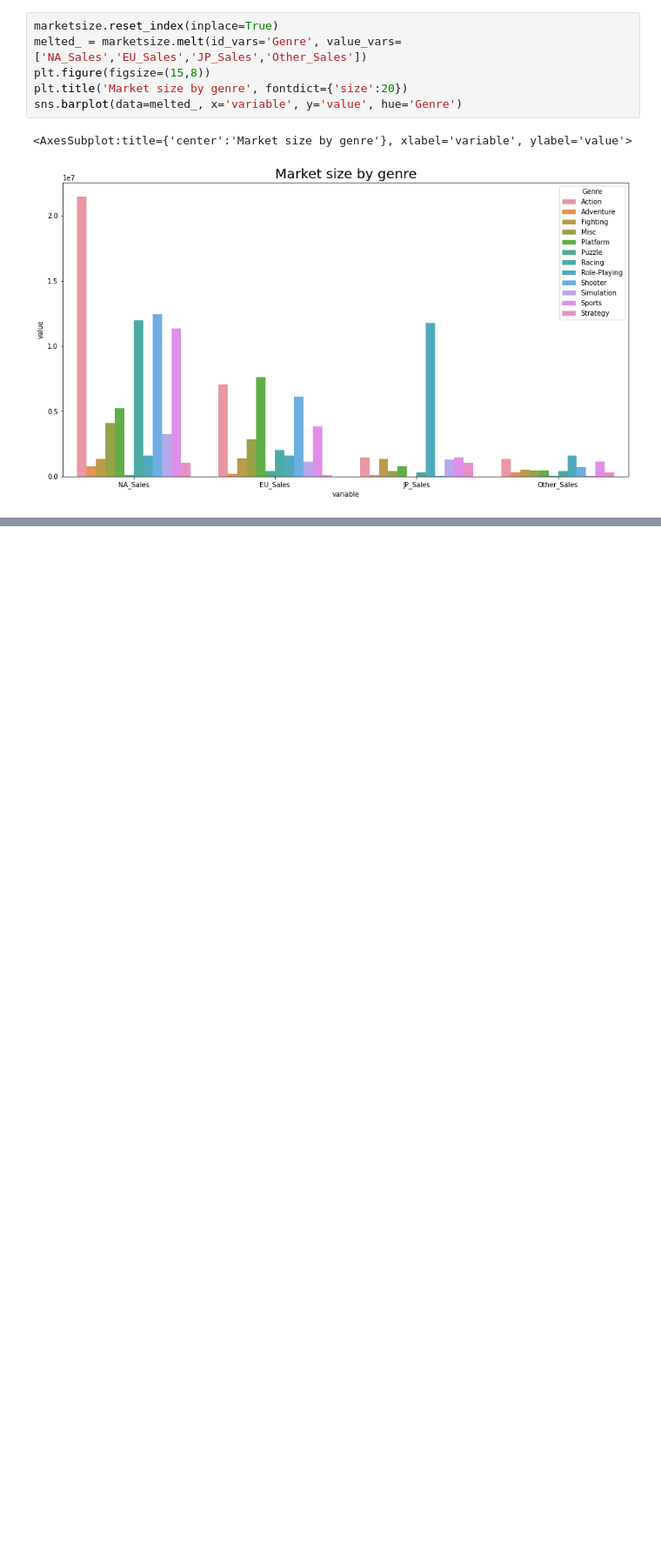
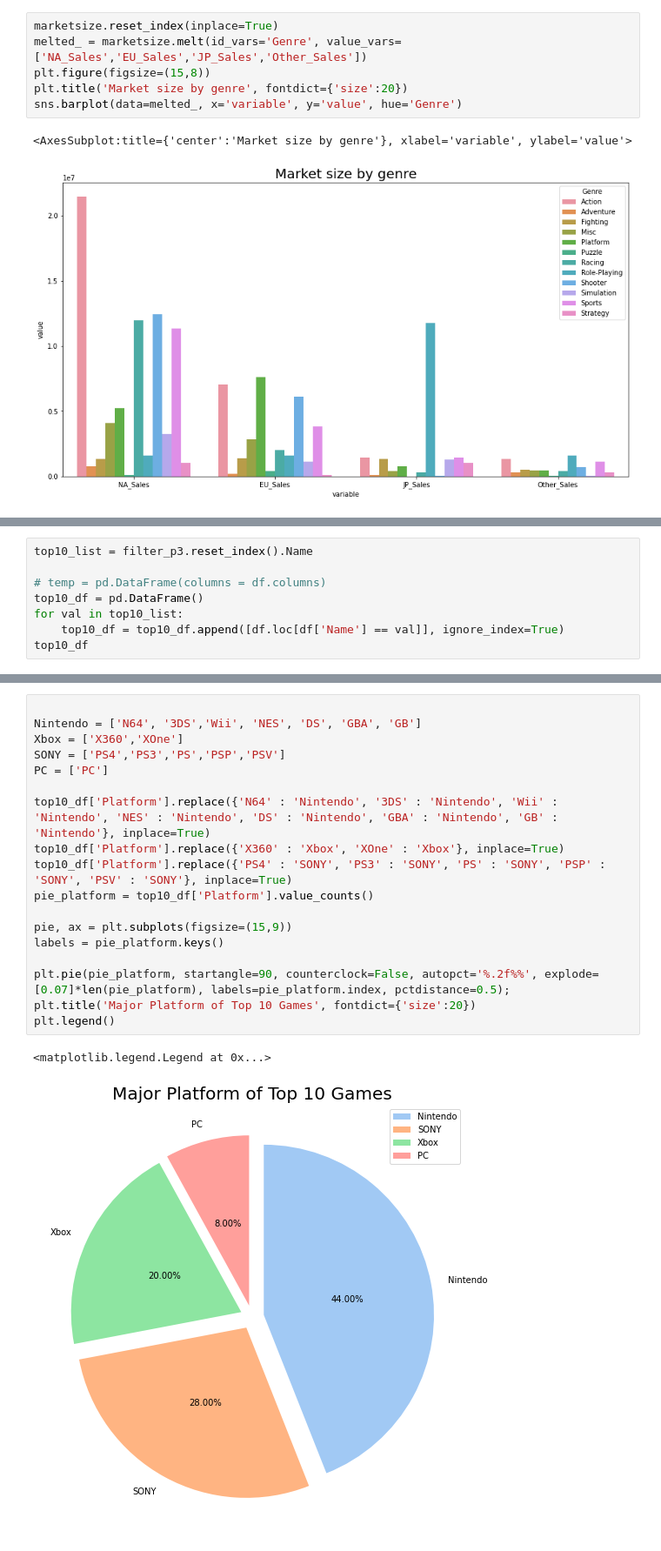
Before and after one commit to 4myLab/codestates, a Jupyter notebook: project/session1.ipynb, the cells around one changed output, grey strips where cells are left out. Shown: that part at 87% size. Saved outputs shown, nothing was run; the diff lists cells and outputs as text; blank space fills up the shorter version.

```diff
--- a/project/session1.ipynb
+++ b/project/session1.ipynb
@@ -250,0 +324,8 @@ H1 : 연도별 게임의 트렌드가 있다.
+# %%
+top10_list = filter_p3.reset_index().Name
+
+# temp = pd.DataFrame(columns = df.columns)
+top10_df = pd.DataFrame()
+for val in top10_list:
+    top10_df = top10_df.append([df.loc[df['Name'] == val]], ignore_index=True)
+top10_df
@@ -250,0 +350,21 @@ H1 : 연도별 게임의 트렌드가 있다.
+# %%
+
+Nintendo = ['N64', '3DS','Wii', 'NES', 'DS', 'GBA', 'GB']
+Xbox = ['X360','XOne']
+SONY = ['PS4','PS3','PS','PSP','PSV']
+PC = ['PC']
+
+top10_df['Platform'].replace({'N64' : 'Nintendo', '3DS' : 'Nintendo', 'Wii' : 'Nintendo', 'NES' : 'Nintendo', 'DS' : 'Nintendo', 'GBA' : 'Nintendo', 'GB' : 'Nintendo'}, inplace=True)
+top10_df['Platform'].replace({'X360' : 'Xbox', 'XOne' : 'Xbox'}, inplace=True)
+top10_df['Platform'].replace({'PS4' : 'SONY', 'PS3' : 'SONY', 'PS' : 'SONY', 'PSP' : 'SONY', 'PSV' : 'SONY'}, inplace=True)
+pie_platform = top10_df['Platform'].value_counts()
+
+pie, ax = plt.subplots(figsize=(15,9))
+labels = pie_platform.keys()
+
+plt.pie(pie_platform, startangle=90, counterclock=False, autopct='%.2f%%', explode=[0.07]*len(pie_platform), labels=pie_platform.index, pctdistance=0.5);
+plt.title('Major Platform of Top 10 Games', fontdict={'size':20})
+plt.legend()
+# %% [output]
+<matplotlib.legend.Legend at 0x...>
+[figure, added]
```
Also changed, not shown: parts of 15 cells of this notebook.
